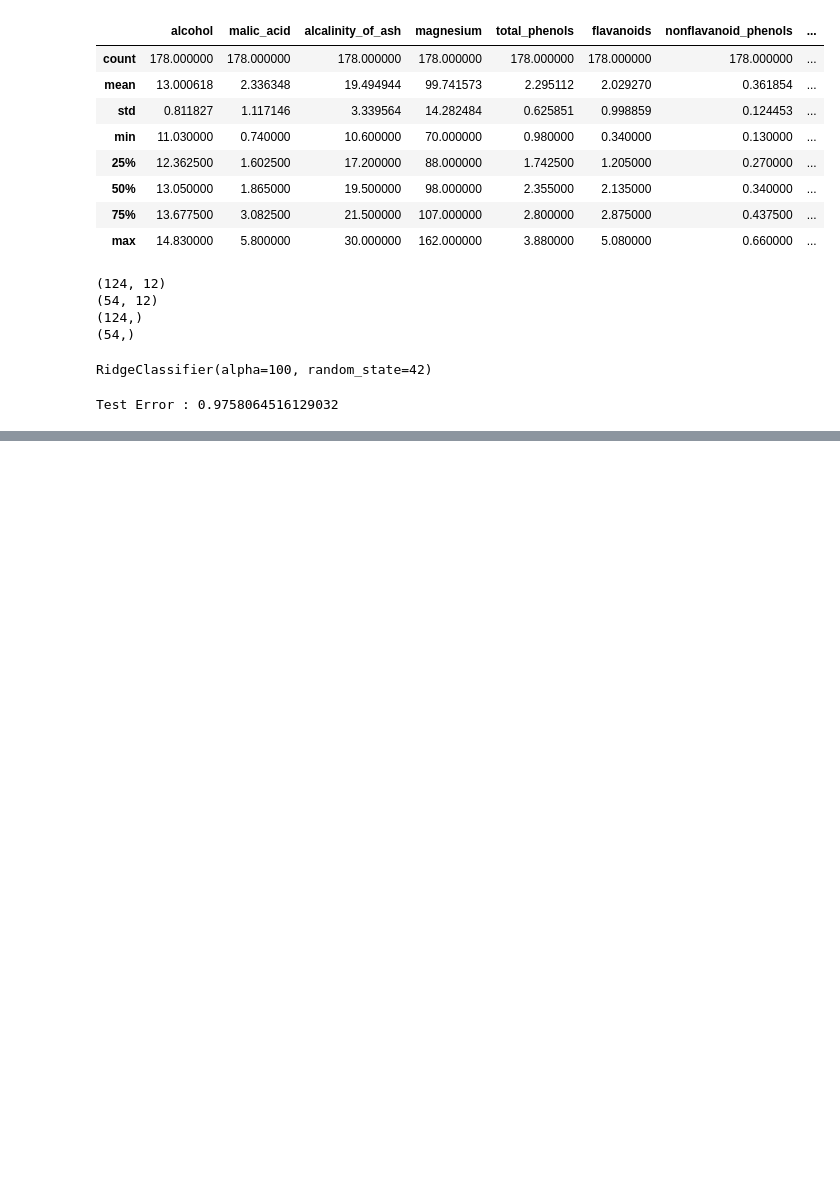
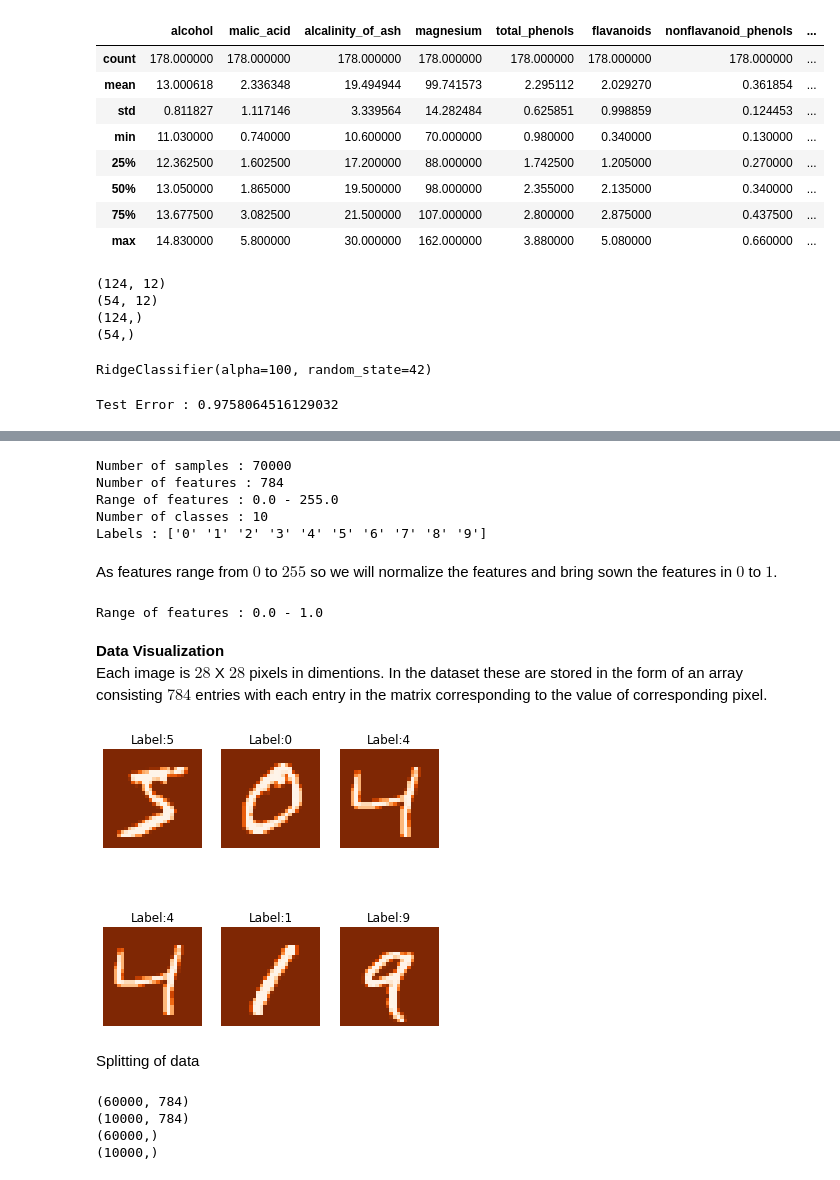
Before and after one commit to Aditya9790/Machine-Learning, a Jupyter notebook: Sklearn.ipynb, the cells around one changed output, grey strips where cells are left out. Drawn from its saved outputs; the diff is of its cells as text; code cells hidden in the pictures; blank space fills up the shorter version.

```diff
--- a/Sklearn.ipynb
+++ b/Sklearn.ipynb
@@ -912,0 +914,3 @@ Test Error : 0.9758064516129032
+# %%
+# Returns pandas dataframe
+X, y = fetch_openml('mnist_784', version=1, return_X_y=True)
@@ -912,0 +919,42 @@ Test Error : 0.9758064516129032
+# %%
+X = X.to_numpy()
+y = y.to_numpy()
+# %%
+target_names = np.unique(y)
+print(f'Number of samples : {X.shape[0]}')
+print(f'Number of features : {X.shape[1]}')
+print(f'Range of features : {np.min(X)} - {np.max(X)}')
+print(f'Number of classes : {len(target_names)}')
+print(f'Labels : {target_names}')
+# %% [output]
+Number of samples : 70000
+Number of features : 784
+Range of features : 0.0 - 255.0
+Number of classes : 10
+Labels : ['0' '1' '2' '3' '4' '5' '6' '7' '8' '9']
+# %% [markdown]
+As features range from $0$ to $255$ so we will normalize the features and bring sown the features in $0$ to $1$.
+# %%
+X = MinMaxScaler().fit_transform(X)
+print(f'Range of features : {np.min(X)} - {np.max(X)}')
+# %% [output]
+Range of features : 0.0 - 1.0
+# %% [markdown]
+**Data Visualization**<br>
+Each image is $28$ X $28$ pixels in dimentions. In the dataset these are stored in the form of an array consisting $784$ entries with each entry in the matrix corresponding to the value of corresponding pixel.
+# %%
+num_images = 6
+factor = 2
+fig, ax = plt.subplots(nrows=factor, ncols = factor+1, figsize=(6, 6))
+
+idx_offset = 0 # plot images starting from starting offset
+for i in range(factor):
+    index = idx_offset + i*factor
+    for j in range(factor+1):
+        ax[i, j].imshow(X[index+j].reshape(28, 28), cmap='Oranges_r')
+        ax[i, j].set_title('Label:{0}'.format(str(y[index+j])))
+        ax[i, j].set_axis_off()
+# %% [output]
+[figure, added]
+# %% [markdown]
+Splitting of data
@@ -912,0 +963,10 @@ Test Error : 0.9758064516129032
+# %%
+print(X_train.shape)
+print(X_test.shape)
+print(y_train.shape)
+print(y_test.shape)
+# %% [output]
+(60000, 784)
+(10000, 784)
+(60000,)
+(10000,)
```
Also changed, not shown: parts of 51 cells of this notebook.
